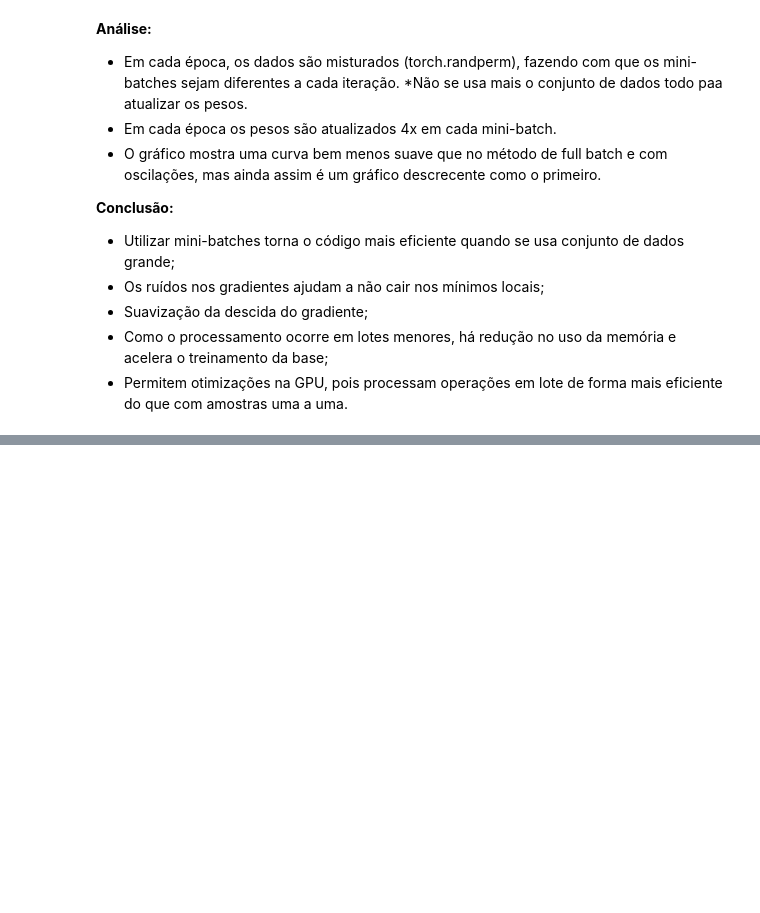
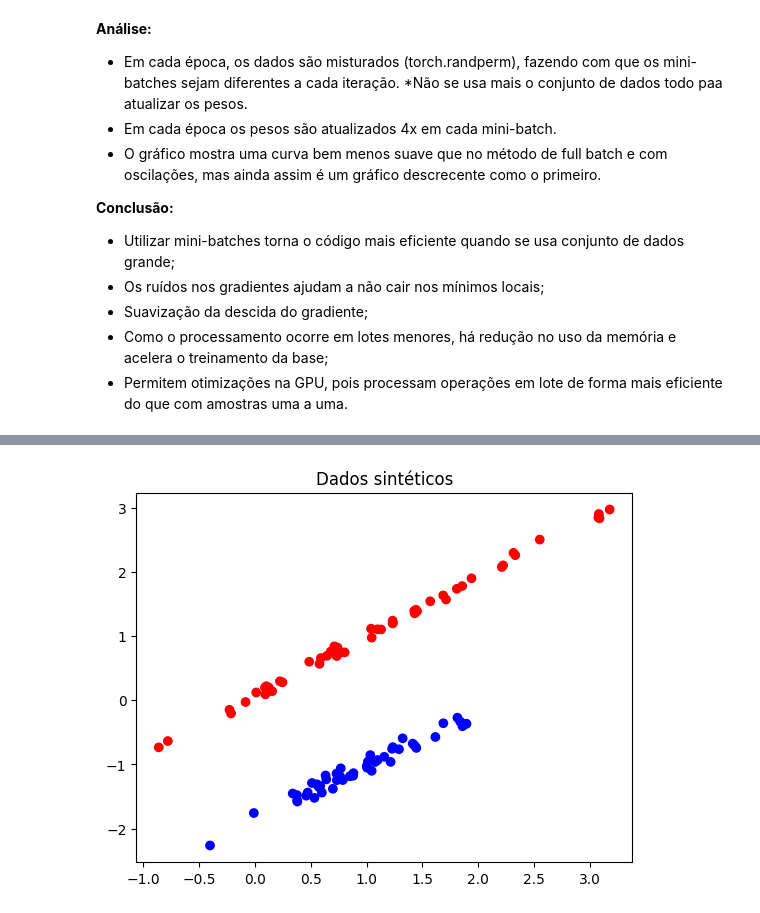
Before and after one commit to rncebranco/ufpa_ficcd_2025_3_ava, a Jupyter notebook: FICCD_Claudomiro_ativ_3_1_Multiplicacao_matrizes_Redes_neurais_Raimunda_Branco.ipynb, the cells around one changed output, grey strips where cells are left out. Drawn from its saved outputs; the diff is of its cells as text; code cells hidden in the pictures; blank space fills up the shorter version.

```diff
--- a/FICCD_Claudomiro_ativ_3_1_Multiplicacao_matrizes_Redes_neurais_Raimunda_Branco.ipynb
+++ b/FICCD_Claudomiro_ativ_3_1_Multiplicacao_matrizes_Redes_neurais_Raimunda_Branco.ipynb
@@ -350,0 +387,11 @@ Acurácia do conjunto de teste: 100.00%
+# %%
+# Dados sintéticos - Linearly separable
+X, y = make_classification(n_samples=100, n_features=2, n_classes=2,
+                            n_clusters_per_class=1, n_redundant=0, random_state=42)
+
+# Plotando os dados sintéticos
+plt.scatter(X[:, 0], X[:, 1], c=y, cmap='bwr')
+plt.title('Dados sintéticos')
+plt.show()
+# %% [output]
+[figure, added]
```
Also changed, not shown: parts of 10 cells of this notebook.
